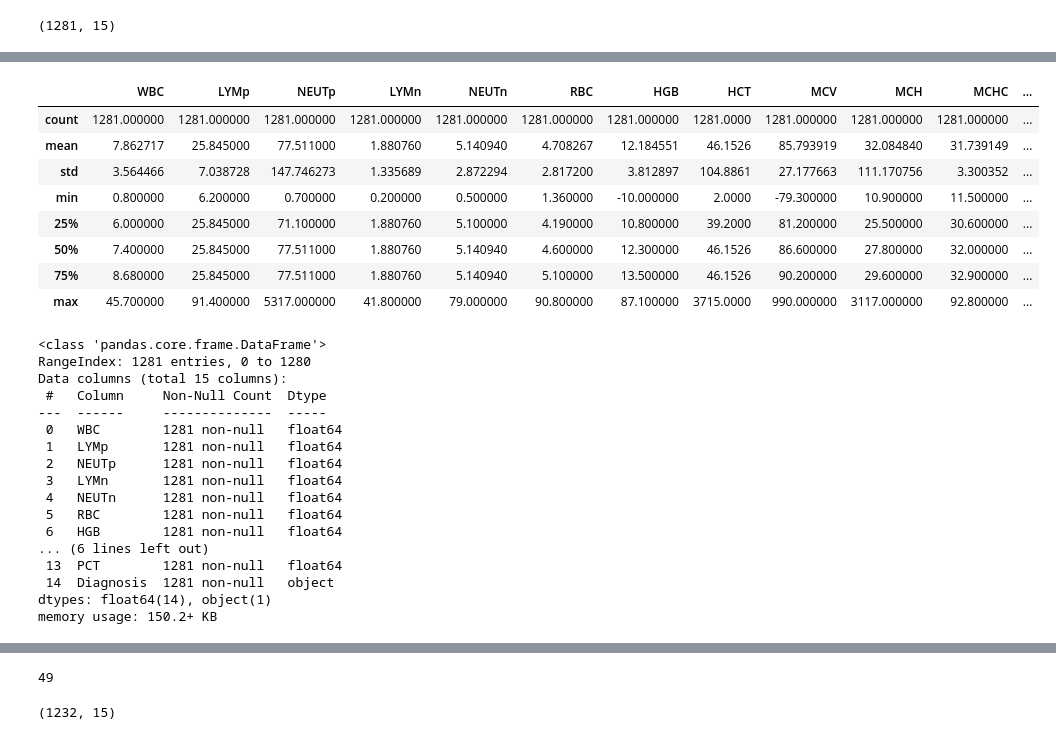
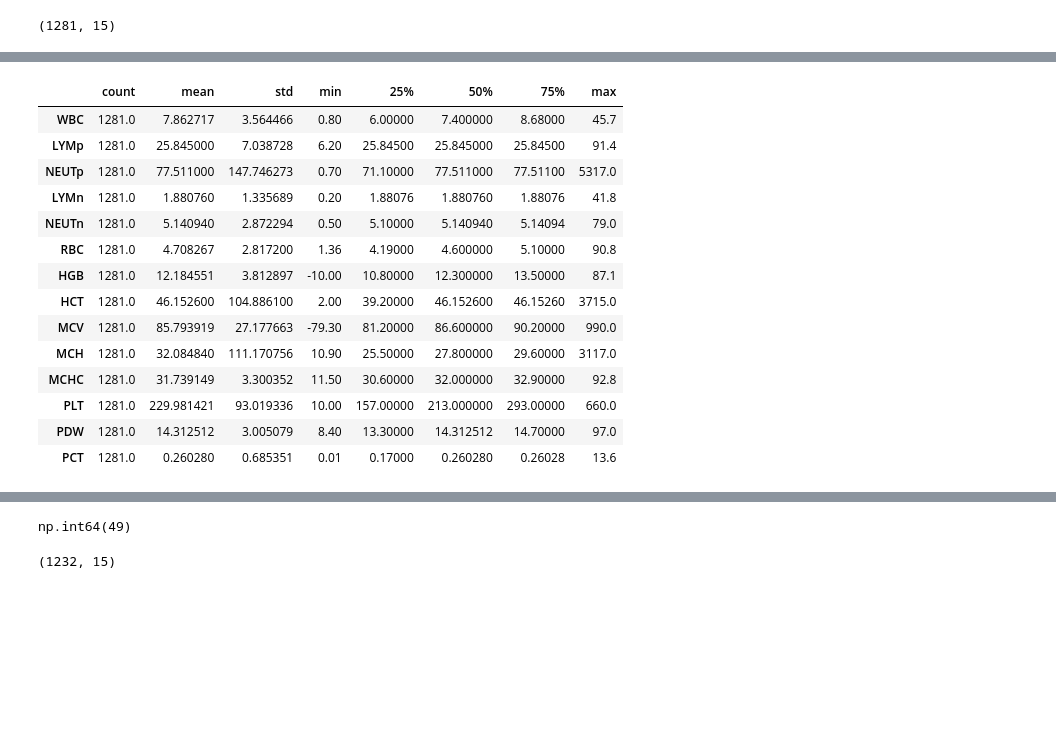
Before and after one commit to judeonuh/Early-Detection-of-Anaemia, a Jupyter notebook: notebook/Detecting_Anemia.ipynb, the cells around one changed output, grey strips where cells are left out. Cells and saved outputs as stored; diff of their text form; code cells hidden in the pictures; blank space fills up the shorter version.

```diff
--- a/notebook/Detecting_Anemia.ipynb
+++ b/notebook/Detecting_Anemia.ipynb
@@ -54,2 +92,10 @@ warnings.filterwarnings('ignore')  # Keep output clean
 # %%
-dataset= pd.read_csv('anaemia_types.csv')
+# Initialise file path
+filepath = "../data/anaemia_types.csv"  # Update this path as necessary
+
+# Load dataset
+try:
+    df = pd.read_csv(filepath)
+    print("Dataset loaded successfully!")
+except FileNotFoundError:
+    print("Dataset file not found. Please check file path and/or file extension.")
@@ -70,35 +140,20 @@ dataset.shape
 # %%
-# descriptive statistics
-dataset.describe()
+# Statistical Summary of numeric columns
+df.describe().T
 # %% [output]
-|  | WBC | LYMp | NEUTp | LYMn | NEUTn | RBC | HGB | HCT | MCV | MCH | MCHC | ... |
-| count | 1281.000000 | 1281.000000 | 1281.000000 | 1281.000000 | 1281.000000 | 1281.000000 | 1281.000000 | 1281.0000 | 1281.000000 | 1281.000000 | 1281.000000 | ... |
-| mean | 7.862717 | 25.845000 | 77.511000 | 1.880760 | 5.140940 | 4.708267 | 12.184551 | 46.1526 | 85.793919 | 32.084840 | 31.739149 | ... |
-| std | 3.564466 | 7.038728 | 147.746273 | 1.335689 | 2.872294 | 2.817200 | 3.812897 | 104.8861 | 27.177663 | 111.170756 | 3.300352 | ... |
-| min | 0.800000 | 6.200000 | 0.700000 | 0.200000 | 0.500000 | 1.360000 | -10.000000 | 2.0000 | -79.300000 | 10.900000 | 11.500000 | ... |
-| 25% | 6.000000 | 25.845000 | 71.100000 | 1.880760 | 5.100000 | 4.190000 | 10.800000 | 39.2000 | 81.200000 | 25.500000 | 30.600000 | ... |
-| 50% | 7.400000 | 25.845000 | 77.511000 | 1.880760 | 5.140940 | 4.600000 | 12.300000 | 46.1526 | 86.600000 | 27.800000 | 32.000000 | ... |
-| 75% | 8.680000 | 25.845000 | 77.511000 | 1.880760 | 5.140940 | 5.100000 | 13.500000 | 46.1526 | 90.200000 | 29.600000 | 32.900000 | ... |
-| max | 45.700000 | 91.400000 | 5317.000000 | 41.800000 | 79.000000 | 90.800000 | 87.100000 | 3715.0000 | 990.000000 | 3117.000000 | 92.800000 | ... |
+|  | count | mean | std | min | 25% | 50% | 75% | max |
+| WBC | 1281.0 | 7.862717 | 3.564466 | 0.80 | 6.00000 | 7.400000 | 8.68000 | 45.7 |
+| LYMp | 1281.0 | 25.845000 | 7.038728 | 6.20 | 25.84500 | 25.845000 | 25.84500 | 91.4 |
+| NEUTp | 1281.0 | 77.511000 | 147.746273 | 0.70 | 71.10000 | 77.511000 | 77.51100 | 5317.0 |
+| LYMn | 1281.0 | 1.880760 | 1.335689 | 0.20 | 1.88076 | 1.880760 | 1.88076 | 41.8 |
+| NEUTn | 1281.0 | 5.140940 | 2.872294 | 0.50 | 5.10000 | 5.140940 | 5.14094 | 79.0 |
+| RBC | 1281.0 | 4.708267 | 2.817200 | 1.36 | 4.19000 | 4.600000 | 5.10000 | 90.8 |
+| HGB | 1281.0 | 12.184551 | 3.812897 | -10.00 | 10.80000 | 12.300000 | 13.50000 | 87.1 |
+| HCT | 1281.0 | 46.152600 | 104.886100 | 2.00 | 39.20000 | 46.152600 | 46.15260 | 3715.0 |
+| MCV | 1281.0 | 85.793919 | 27.177663 | -79.30 | 81.20000 | 86.600000 | 90.20000 | 990.0 |
+| MCH | 1281.0 | 32.084840 | 111.170756 | 10.90 | 25.50000 | 27.800000 | 29.60000 | 3117.0 |
+| MCHC | 1281.0 | 31.739149 | 3.300352 | 11.50 | 30.60000 | 32.000000 | 32.90000 | 92.8 |
+| PLT | 1281.0 | 229.981421 | 93.019336 | 10.00 | 157.00000 | 213.000000 | 293.00000 | 660.0 |
+| PDW | 1281.0 | 14.312512 | 3.005079 | 8.40 | 13.30000 | 14.312512 | 14.70000 | 97.0 |
+| PCT | 1281.0 | 0.260280 | 0.685351 | 0.01 | 0.17000 | 0.260280 | 0.26028 | 13.6 |
-# %%
-# Data Info
-dataset.info()
-# %% [output]
-<class 'pandas.core.frame.DataFrame'>
-RangeIndex: 1281 entries, 0 to 1280
-Data columns (total 15 columns):
- #   Column     Non-Null Count  Dtype
----  ------     --------------  -----
- 0   WBC        1281 non-null   float64
- 1   LYMp       1281 non-null   float64
- 2   NEUTp      1281 non-null   float64
- 3   LYMn       1281 non-null   float64
- 4   NEUTn      1281 non-null   float64
- 5   RBC        1281 non-null   float64
- 6   HGB        1281 non-null   float64
-... (6 lines left out)
- 13  PCT        1281 non-null   float64
- 14  Diagnosis  1281 non-null   object
-dtypes: float64(14), object(1)
-memory usage: 150.2+ KB
 # %%
@@ -122,9 +177,9 @@ PCT          0
 Diagnosis    0
 dtype: int64
 # %%
-# Number of duplicate rows
-dataset.duplicated().sum()
+# Check for Duplicates
+df.duplicated().sum()
 # %% [output]
-49
+np.int64(49)
 # %%
 # Remove duplicates if any
```
Also changed, not shown: parts of 33 cells of this notebook, 1 other file.
